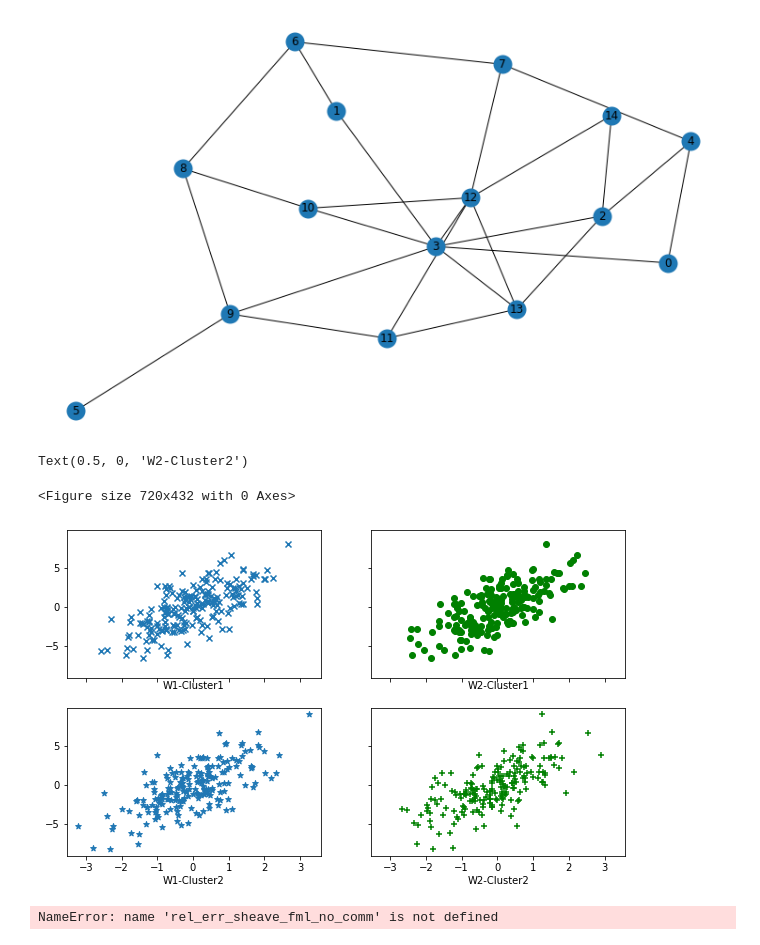
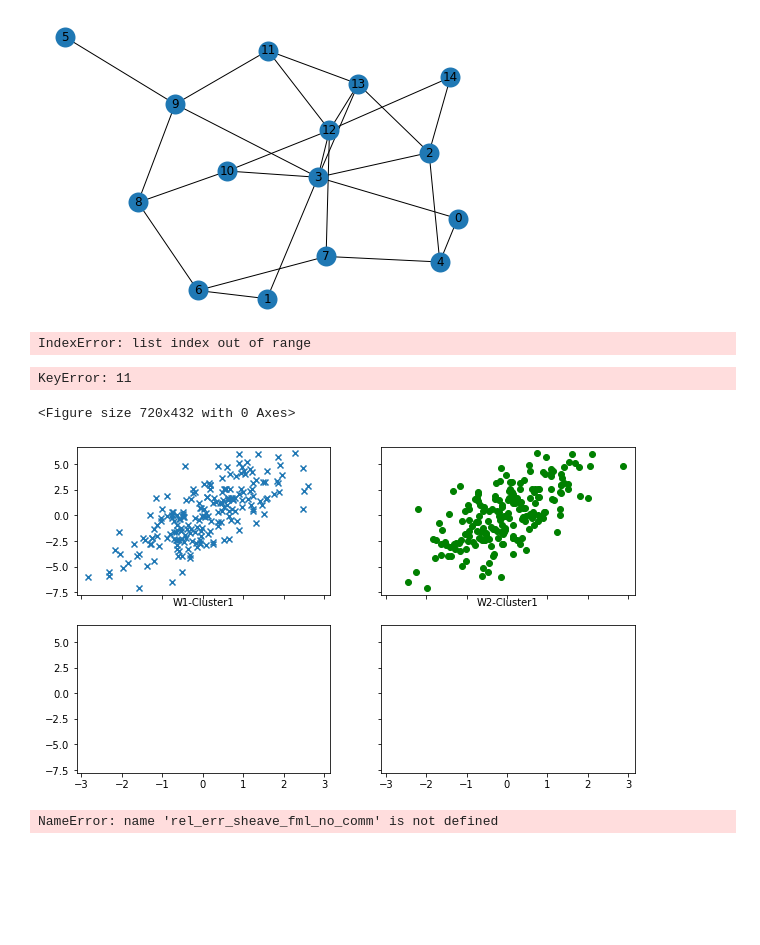
Before and after one commit to Abdulmomen96/fml_sheaves, a Jupyter notebook: Experiment1_different_models/regression/plotting.ipynb, the cells around one changed output. Saved outputs shown, nothing was run; the diff lists cells and outputs as text; code cells hidden in the pictures; blank space fills up the shorter version.

Commit message:
Finlize numpy implementation

```diff
--- a/Experiment1_different_models/regression/plotting.ipynb
+++ b/Experiment1_different_models/regression/plotting.ipynb
@@ -1,34 +1,37 @@
 # %%
+import numpy as np
+import networkx as nx
+import matplotlib.pyplot as plt
 # Graph implementation
 def generate_graph(cluster_sizes=[100,100], pin=0.5, pout=0.01, seed=0):
     """Generate a random connected graph"""
     probs = np.array([[pin, pout, pout],[pout, pin, pout],[pout, pout, pin]])
     while True:
         g = nx.stochastic_block_model(cluster_sizes, probs, seed=0)
         if nx.algorithms.components.is_connected(g):
             return g
 
 
-cluster_sizes = [5, 5, 5]
+cluster_sizes = [3, 3, 3]
 #features_sizes = [8, 7, 6, 5]
 pin = 0.5
 pout = 0.1
 seed = 0
 alpha = 1e-2
 lamda = 0#1e-1#1e-3
 eta = 5 * 1e-2
 
 batch_size = 50
 epochs = 1
 it = 2000
 G = generate_graph(cluster_sizes, pin, pout, seed)
 
 # Set a random seed for reproducibility
 
 nx.draw(G, with_labels=True, node_size=100, alpha=1, linewidths=10)
 plt.show()
 # %% [output]
-[figure, old version]
+[figure, new version]
 # %%
 def degrees(A):
     """Return the degrees of each node of a graph from its adjacency matrix"""
@@ -66,6 +69,8 @@ for i, cluster_size in enumerate(cluster_sizes):
                 'exact_weights': W[i]
             }
         count += 1
+# %% [output]
+IndexError: list index out of range
 # %%
 plt.rcParams['figure.figsize'] = [10, 6]
 f = plt.figure()
@@ -85,9 +90,9 @@ axes[1][0].set_xlabel('W1-Cluster2', labelpad = 3)
 axes[1][1].scatter(datapoints[11]['features'][:, 1],datapoints[11]['label'], marker = "+", color='green')
 axes[1][1].set_xlabel('W2-Cluster2', labelpad = 3)
 # %% [output]
-Text(0.5, 0, 'W2-Cluster2')
+KeyError: 11
 <Figure size 720x432 with 0 Axes>
-[figure, old version]
+[figure, new version]
 # %%
 #rel_err_dfed = np.load('relative_error_dfedu0_01_pout0_1.npy').ravel()
 #rel_err_sheave_fml = np.load('relative_error_sheave_fml1_pout0_1.npy').ravel()
```
Also changed, not shown: parts of 5 cells of this notebook, 2 other files.
